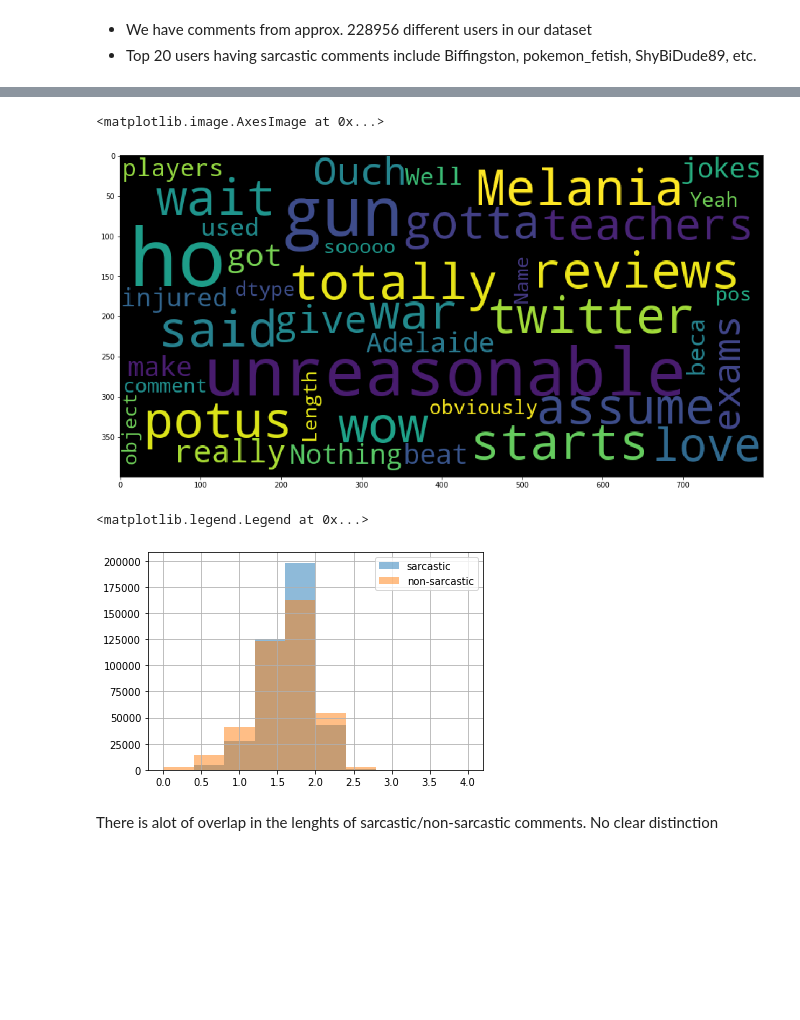
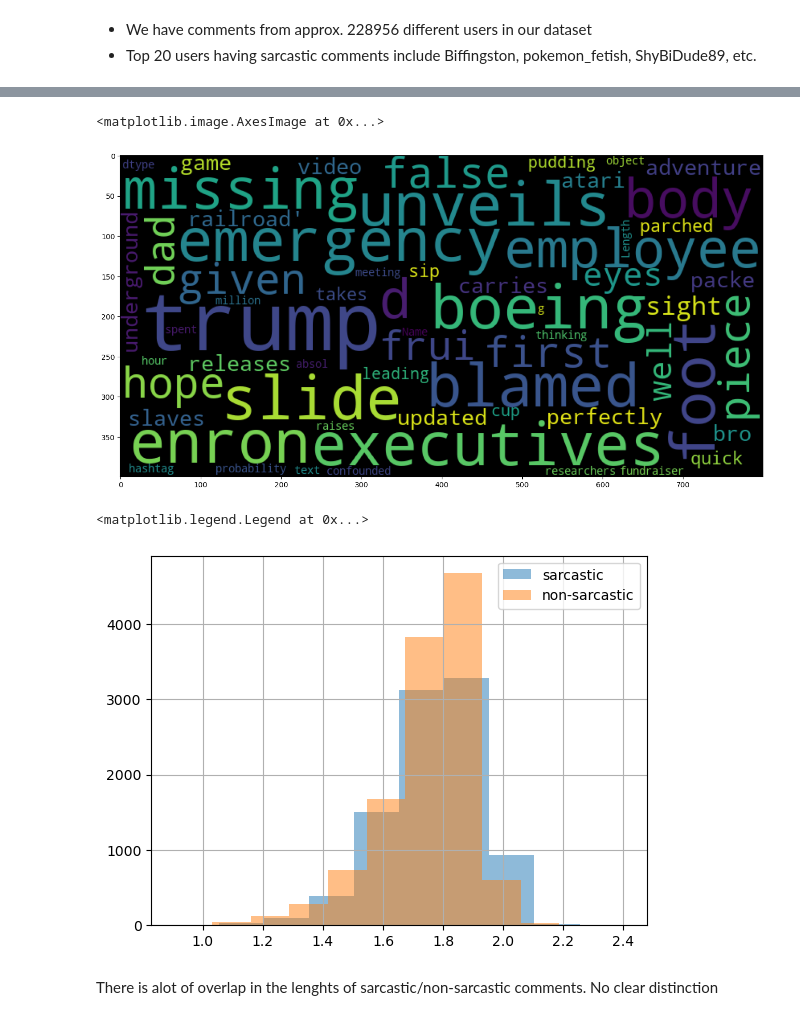
Before and after one commit to Chan5537/ling111-final-project-sarcasm-detection, a Jupyter notebook: Data cleaning and EDA.ipynb, the cells around one changed output, grey strips where cells are left out. Drawn from its saved outputs; the diff is of its cells as text; code cells hidden in the pictures; blank space fills up the shorter version.

```diff
--- a/Data cleaning and EDA.ipynb
+++ b/Data cleaning and EDA.ipynb
@@ -48,9 +67,9 @@ def openfromfile(filename):
 # %%
 #we'll load all our datasets
 #we'll perform general analysis on train dataset
-train = pd.read_csv('data/raw/train.csv')
-cv = pd.read_csv('data/raw/cv.csv')
-test = pd.read_csv('data/raw/test.csv')
+train = pd.read_csv('train.csv')
+cv = pd.read_csv('cv.csv')
+test = pd.read_csv('test.csv')
 # %%
 train.head()
 # %% [output]
@@ -180,17 +192,17 @@ plt.imshow(wordcloud)
 # %%
 plt.figure(figsize=(16, 12))
-wordcloud.generate(str(train.loc[train['label'] == 1, 'comment']))
+wordcloud.generate(str(train.loc[train['is_sarcastic'] == 1, 'text']))
 plt.imshow(wordcloud)
 # %% [output]
 <matplotlib.image.AxesImage at 0x...>
-[figure, old version]
+[figure, new version]
 # %%
-train.loc[train['label'] == 1, 'comment'].str.len().apply(np.log10).hist(label='sarcastic', alpha=.5)
-train.loc[train['label'] == 0, 'comment'].str.len().apply(np.log10).hist(label='non-sarcastic', alpha=.5)
+train.loc[train['is_sarcastic'] == 1, 'text'].str.len().apply(np.log10).hist(label='sarcastic', alpha=.5)
+train.loc[train['is_sarcastic'] == 0, 'text'].str.len().apply(np.log10).hist(label='non-sarcastic', alpha=.5)
 plt.legend()
 # %% [output]
 <matplotlib.legend.Legend at 0x...>
-[figure, old version]
+[figure, new version]
 # %% [markdown]
 There is alot of overlap in the lenghts of sarcastic/non-sarcastic comments. No clear distinction
 # %% [markdown]
```
Also changed, not shown: parts of 16 cells of this notebook, 12 other files.
